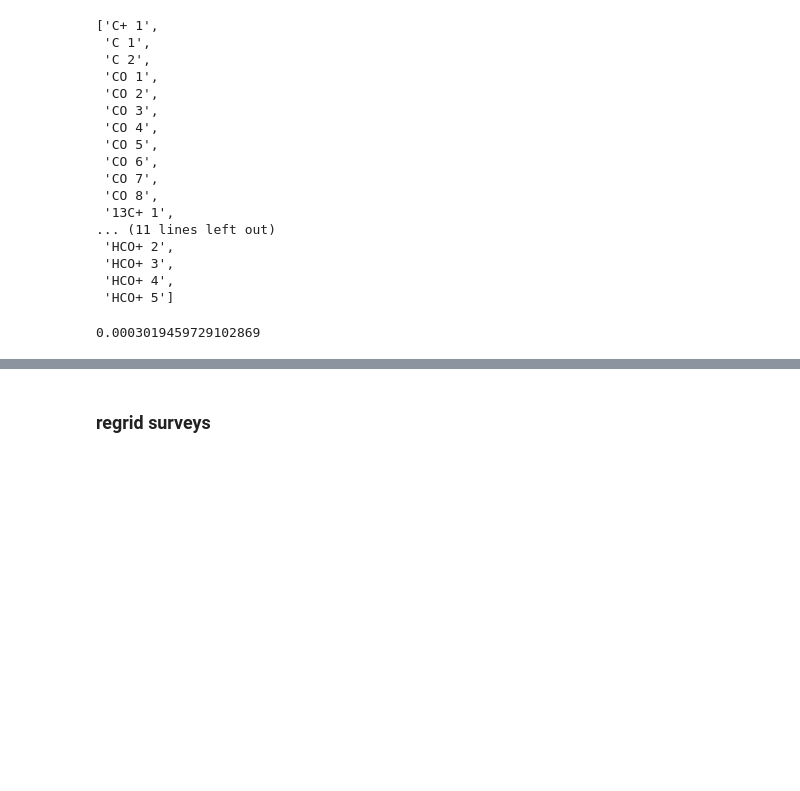
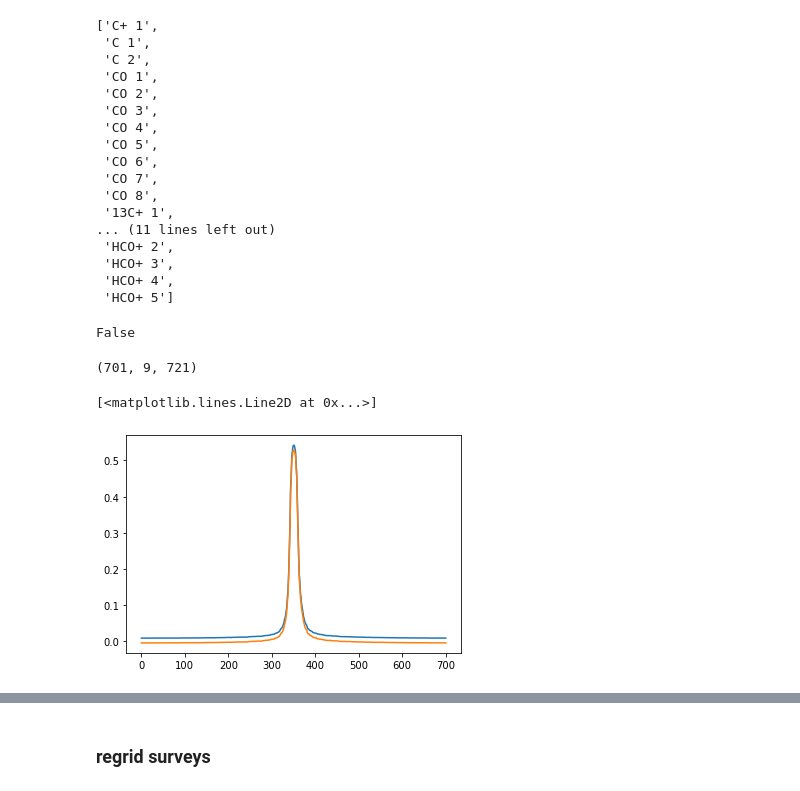
Before and after one commit to CraigYanitski/kosmatau3d, a Jupyter notebook: notebooks/model selection/model_comparison.ipynb, the cells around one changed output, grey strips where cells are left out. Cells and saved outputs as stored; diff of their text form; code cells hidden in the pictures; blank space fills up the shorter version.

```diff
--- a/notebooks/model selection/model_comparison.ipynb
+++ b/notebooks/model selection/model_comparison.ipynb
@@ -162,7 +162,7 @@ model.load_model(base_dir.replace('observational_data', 'KT3_history') + 'r400_m
 # %%
 model = models.SyntheticModel(base_dir='/mnt/hpc_backup/yanitski/projects/pdr/KT3_history/MilkyWay/')
 # %%
-model.load_model('r400_modtest_new/')
+model.load_model(directory='r400_convergence/')
 # %%
 model.species
 # %% [output]
@@ -183,7 +183,17 @@ model.species
  'HCO+ 3',
  'HCO+ 4',
  'HCO+ 5']
-# %%
-model.intensity_species[:, 4, :, 3].min()
-# %% [output]
-0.0003019459729102869
+# %%
+(model.intensity_dust).any()
+# %% [output]
+False
+# %%
+(model.intensity_species[:, :, :, 0] - model.intensity_dust[:, :, 0]).shape
+# %% [output]
+(701, 9, 721)
+# %%
+plt.plot(model.intensity_species[:, 4, 361, 0])
+plt.plot((model.intensity_species[:, :, :, 0]-model.intensity_dust[:, :, 0])[:, 4, 361])
+# %% [output]
+[<matplotlib.lines.Line2D at 0x...>]
+[figure, added]
```
Also changed, not shown: parts of 13 cells of this notebook.
